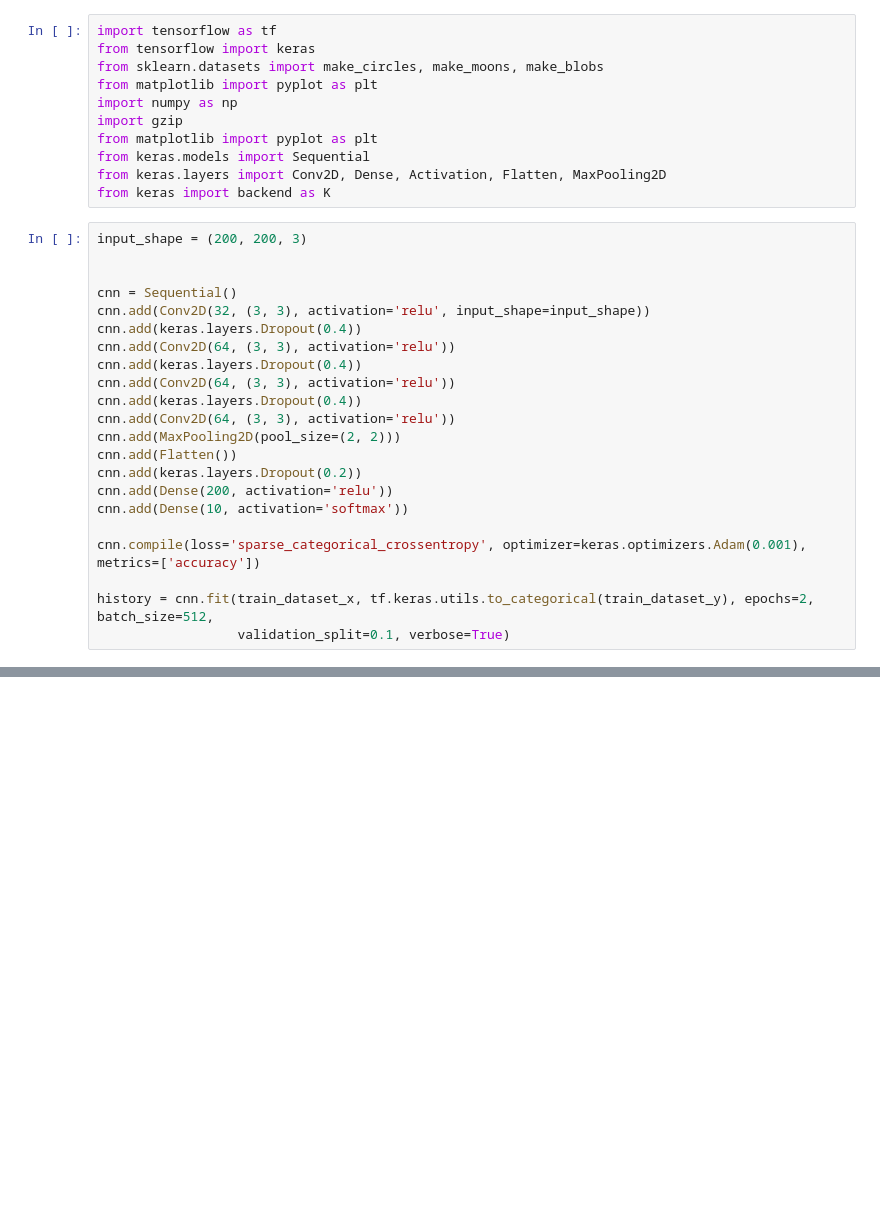
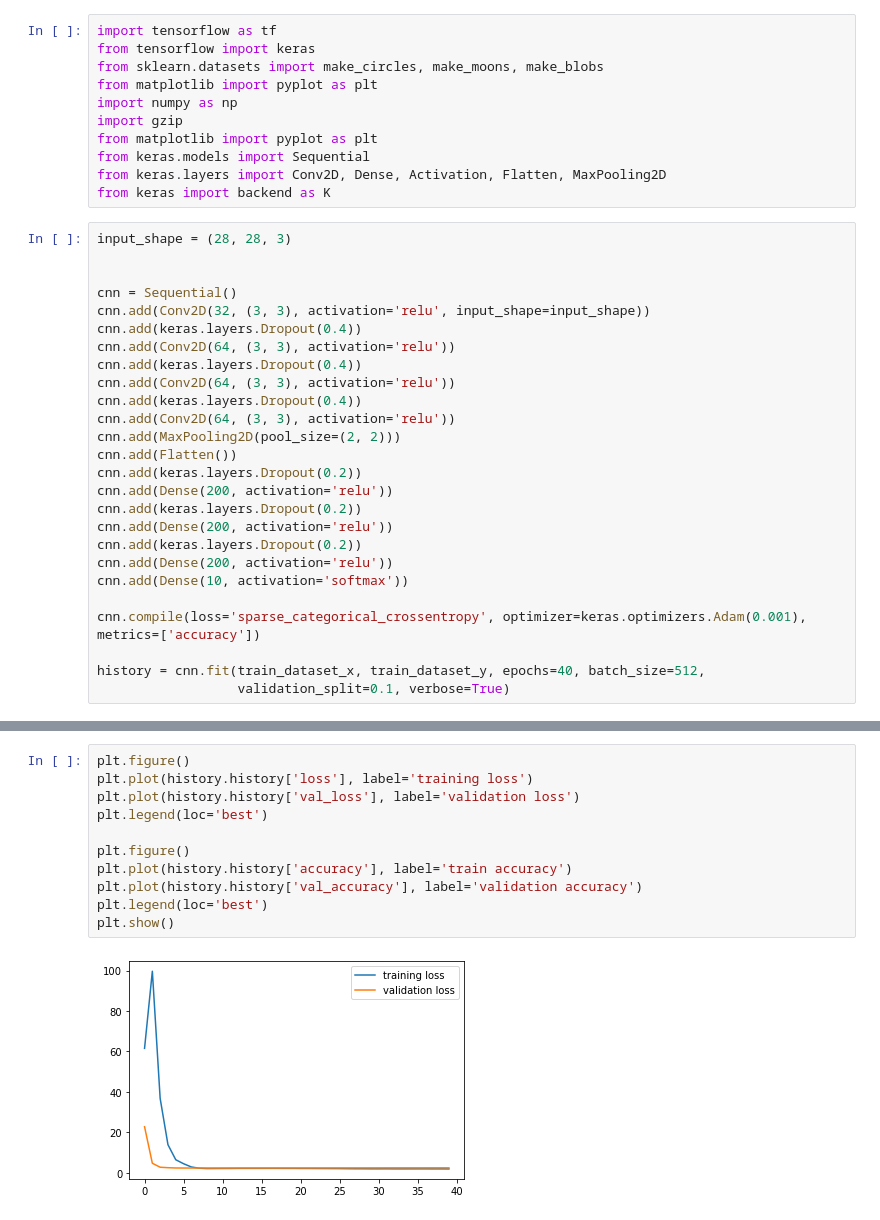
Before and after one commit to gorky22/number_recognition, a Jupyter notebook: code.ipynb, the cells around one changed output, grey strips where cells are left out. Drawn from its saved outputs; the diff is of its cells as text; blank space fills up the shorter version.

```diff
--- a/code.ipynb
+++ b/code.ipynb
@@ -107,7 +121,7 @@ from keras.models import Sequential
 from keras.layers import Conv2D, Dense, Activation, Flatten, MaxPooling2D
 from keras import backend as K
 # %%
-input_shape = (200, 200, 3)
+input_shape = (28, 28, 3)
 
 
 cnn = Sequential()
@@ -122,10 +136,14 @@ cnn.add(MaxPooling2D(pool_size=(2, 2)))
 cnn.add(Flatten())
 cnn.add(keras.layers.Dropout(0.2))
 cnn.add(Dense(200, activation='relu'))
+cnn.add(keras.layers.Dropout(0.2))
+cnn.add(Dense(200, activation='relu'))
+cnn.add(keras.layers.Dropout(0.2))
+cnn.add(Dense(200, activation='relu'))
 cnn.add(Dense(10, activation='softmax'))
 
 cnn.compile(loss='sparse_categorical_crossentropy', optimizer=keras.optimizers.Adam(0.001),  metrics=['accuracy'])
 
-history = cnn.fit(train_dataset_x, tf.keras.utils.to_categorical(train_dataset_y), epochs=2, batch_size=512,
+history = cnn.fit(train_dataset_x, train_dataset_y, epochs=40, batch_size=512,
                   validation_split=0.1, verbose=True)
 # %% [output]
@@ -136,0 +196,13 @@ Detected at node 'sparse_categorical_crossentropy/SparseSoftmaxCrossEntropyWithL
+# %%
+plt.figure()
+plt.plot(history.history['loss'], label='training loss')
+plt.plot(history.history['val_loss'], label='validation loss')
+plt.legend(loc='best')
+
+plt.figure()
+plt.plot(history.history['accuracy'], label='train accuracy')
+plt.plot(history.history['val_accuracy'], label='validation accuracy')
+plt.legend(loc='best')
+plt.show()
+# %% [output]
+[figure, added]
```
Also changed, not shown: parts of 11 cells of this notebook.
